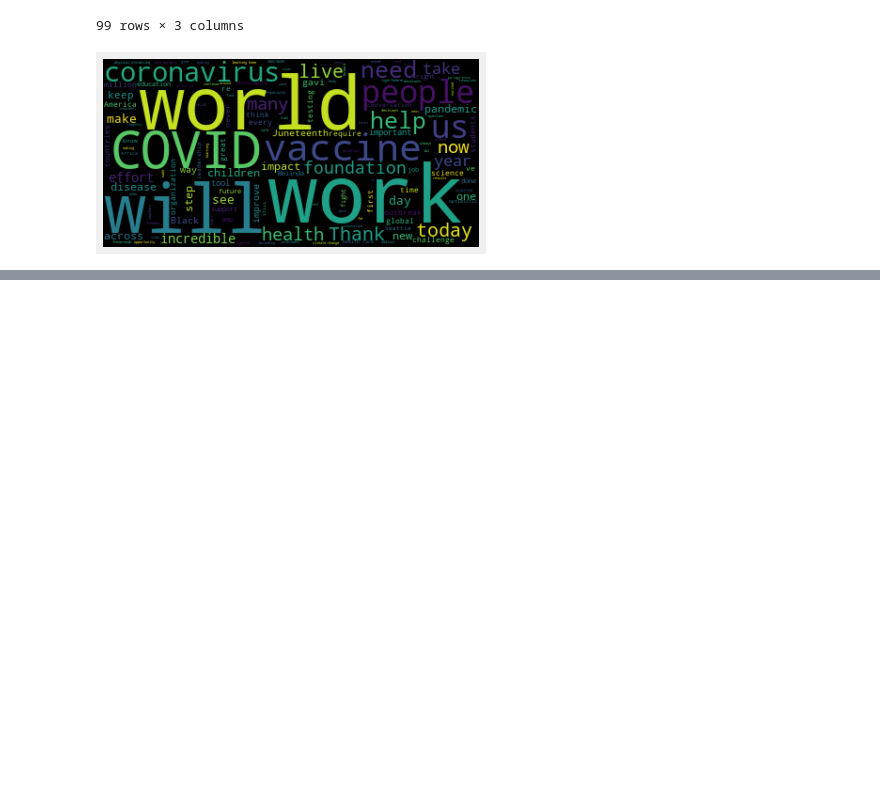
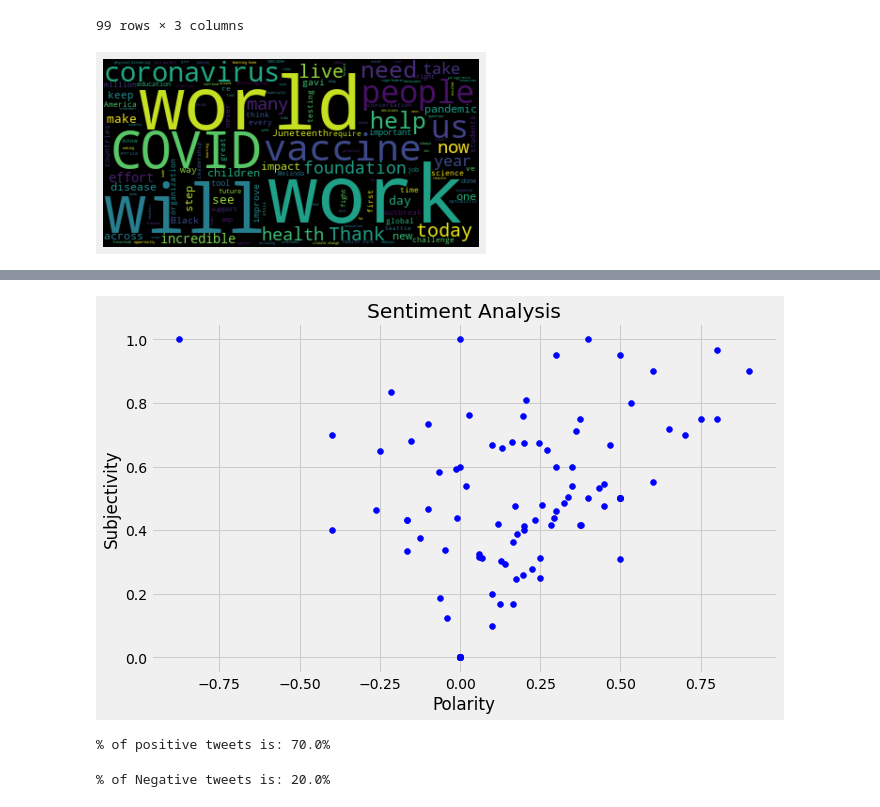
Before and after one commit to AJAkil/twitter-sentiment-analysis, a Jupyter notebook: Tweet_sentiment_analysis.ipynb, the cells around one changed output, grey strips where cells are left out. Drawn from its saved outputs; the diff is of its cells as text; code cells hidden in the pictures; blank space fills up the shorter version.

Commit message:
Done with basic analysis

```diff
--- a/Tweet_sentiment_analysis.ipynb
+++ b/Tweet_sentiment_analysis.ipynb
@@ -134,3 +134,16 @@ plt.axis("off")
 plt.show()
 # %% [output]
 [figure]
+# %%
+# function to compute the negative, positive and neutral analysis
+def get_analysis(score):
+  if score < 0:
+    return 'Negative'
+  elif score == 0:
+    return 'Neutral'
+  else:
+    return 'Positive'
+# %%
+df['Analysis'] = df['Polarity'].apply(get_analysis)
+
+df['Analysis'].value_counts()
@@ -136,0 +155,8 @@ plt.show()
+# %%
+# Print all of the positive tweets
+sorted_df = df.sort_values(by=['Polarity'])
+
+for i in range(0, sorted_df.shape[0]):
+  if sorted_df['Analysis'][i] == 'Positive':
+    print(sorted_df['Tweets'][i])
+    print()
@@ -136,0 +181,8 @@ plt.show()
+# %%
+# Print all of the negative tweets
+sorted_df = df.sort_values(by=['Polarity'], ascending='False')
+
+for i in range(0, sorted_df.shape[0]):
+  if sorted_df['Analysis'][i] == 'Negative':
+    print(sorted_df['Tweets'][i])
+    print()
@@ -136,0 +207,29 @@ plt.show()
+# %%
+# Plot the polarity and subjectivity
+plt.figure(figsize=(10,6))
+
+for i in range(0, df.shape[0]):
+  plt.scatter(df['Polarity'][i], df['Subjectivity'][i], color='Blue')
+
+plt.title('Sentiment Analysis')
+plt.xlabel('Polarity')
+plt.ylabel('Subjectivity')
+plt.show()
+# %% [output]
+[figure, added]
+# %%
+# Get the percentage of positive tweets
+ptweets = df[df['Analysis'] == 'Positive']
+ptweets = ptweets['Tweets']
+
+print(f'% of positive tweets is: {round(ptweets.shape[0] / df.shape[0],1) * 100}%')
+# %% [output]
+% of positive tweets is: 70.0%
+# %%
+# Get the percentage of negative tweets
+ptweets = df[df['Analysis'] == 'Negative']
+ptweets = ptweets['Tweets']
+
+print(f'% of Negative tweets is: {round(ptweets.shape[0] / df.shape[0],1) * 100}%')
+# %% [output]
+% of Negative tweets is: 20.0%
```
Also changed, not shown: parts of 4 cells of this notebook.
